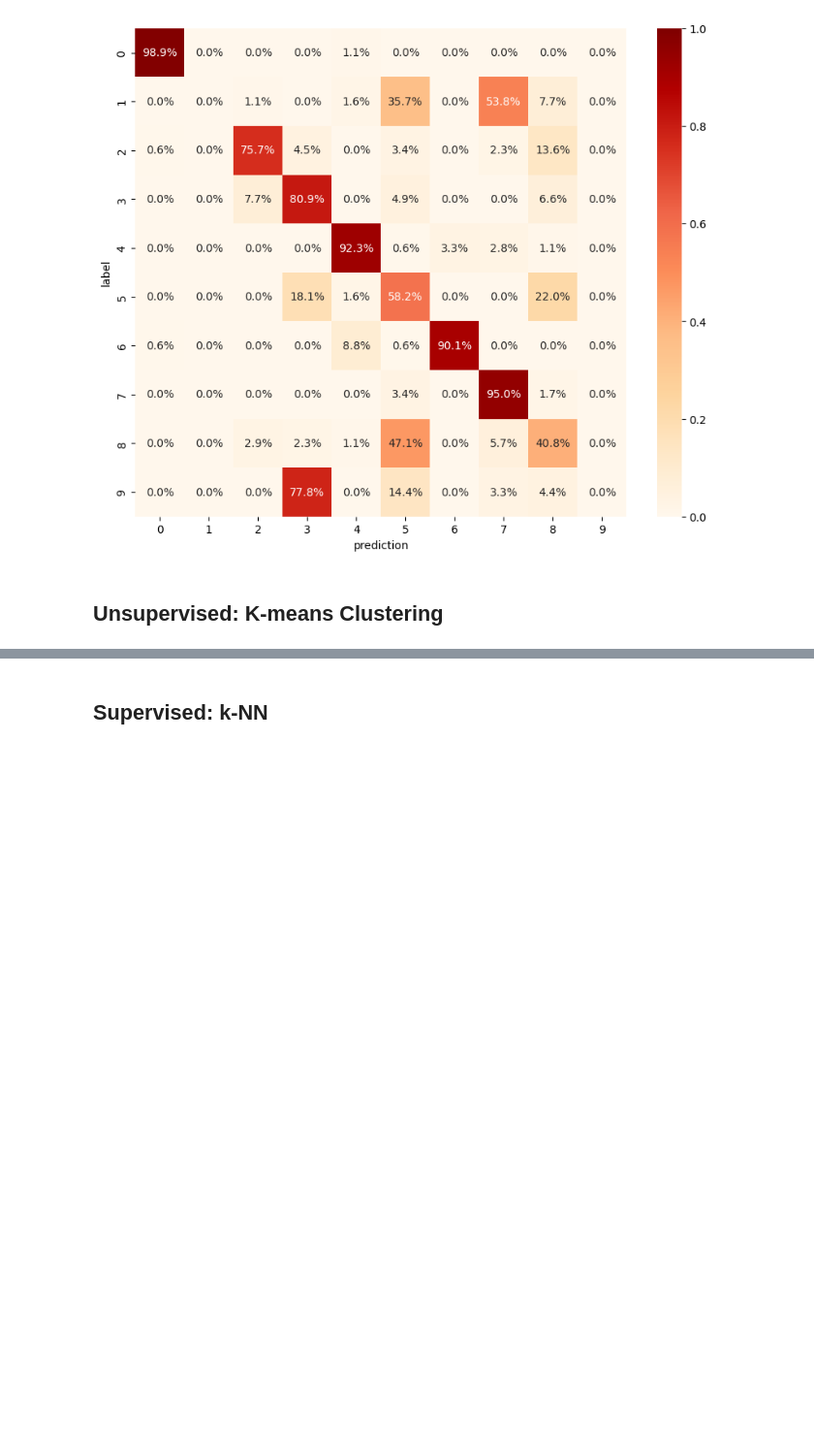
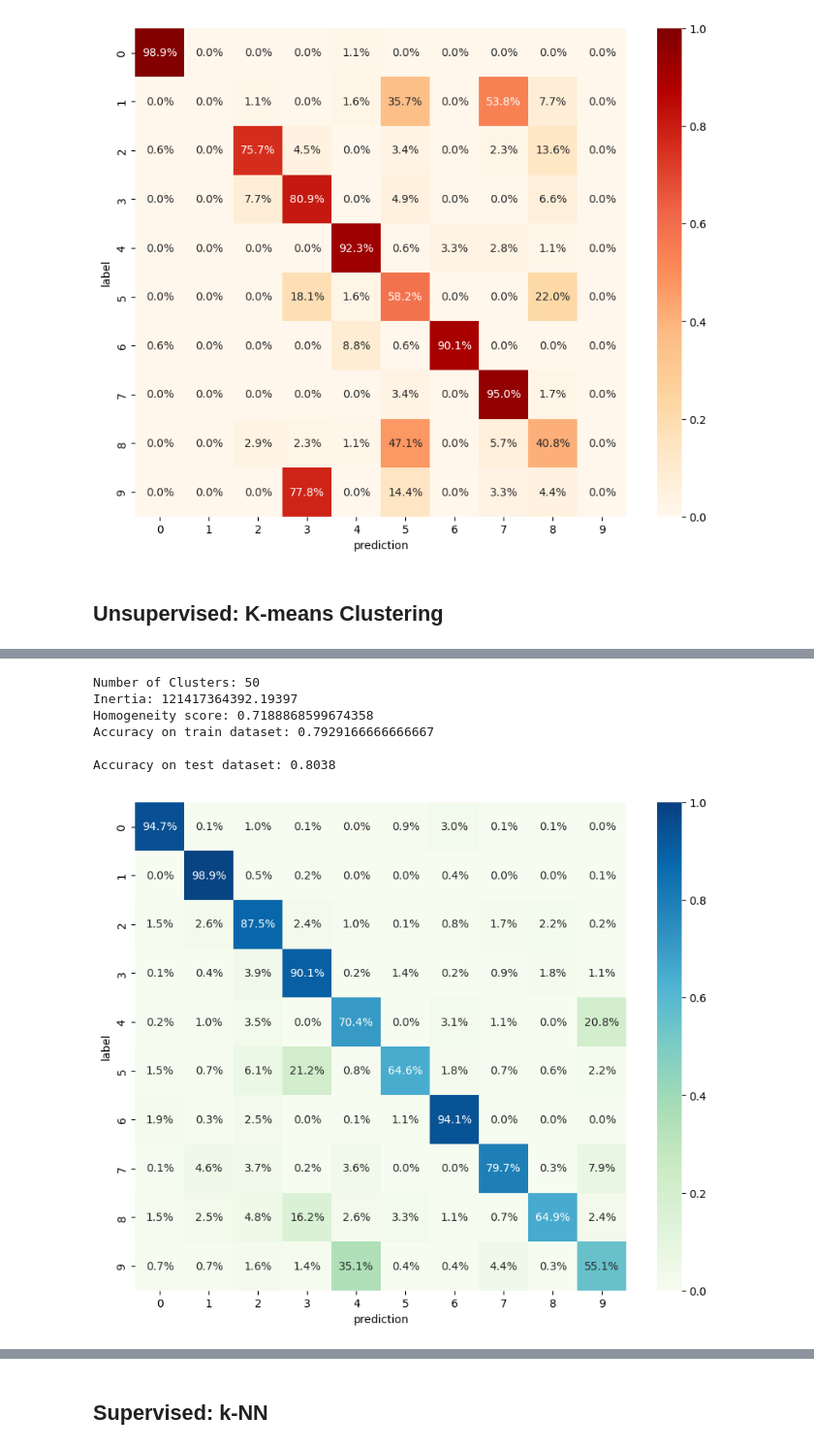
Before and after one commit to Gh0stB0T/Group_Proj_Catagorising_Data, a Jupyter notebook: Py_Group A_Proj_Presentation.ipynb, the cells around one changed output, grey strips where cells are left out. Shown at 97% size. Saved outputs shown, nothing was run; the diff lists cells and outputs as text; code cells hidden in the pictures; blank space fills up the shorter version.

```diff
--- a/Py_Group A_Proj_Presentation.ipynb
+++ b/Py_Group A_Proj_Presentation.ipynb
@@ -250,0 +381,5 @@ Clusters found: [0, 2, 3, 4, 4, 5, 5, 6, 7, 8]
+# %%
+n_clusters = 36
+
+kmeans = MiniBatchKMeans(n_clusters=n_clusters, n_init='auto', verbose=1)
+kmeans.fit(X_train)
@@ -250,0 +429,5 @@ Clusters found: [0, 2, 3, 4, 4, 5, 5, 6, 7, 8]
+# %%
+n_clusters = 50
+
+kmeans = MiniBatchKMeans(n_clusters=n_clusters, n_init='auto', verbose=1)
+kmeans.fit(X_train)
@@ -250,0 +453,28 @@ Clusters found: [0, 2, 3, 4, 4, 5, 5, 6, 7, 8]
+# %%
+inertia, homo = calc_metrics(kmeans, X_train, y_train)
+
+
+# Determine predicted labels
+cluster_labels = infer_cluster_labels(kmeans, y_train)
+prediction = infer_data_labels(kmeans.labels_, cluster_labels)
+
+acc = accuracy_score(y_train, prediction)
+print('Accuracy on train dataset: {}\n'.format(acc))
+
+X_clusters = kmeans.predict(X_test)
+
+prediction_test = infer_data_labels(X_clusters, cluster_labels)
+
+acc = accuracy_score(y_test, prediction_test)
+print('Accuracy on test dataset: {}\n'.format(acc))
+# %% [output]
+Number of Clusters: 50
+Inertia: 121417364392.19397
+Homogeneity score: 0.7188868599674358
+Accuracy on train dataset: 0.7929166666666667
+
+Accuracy on test dataset: 0.8038
+# %%
+cm = confusion_matrix_visualisation(y_test, prediction_test)
+# %% [output]
+[figure, added]
```
Also changed, not shown: parts of 9 cells of this notebook.
